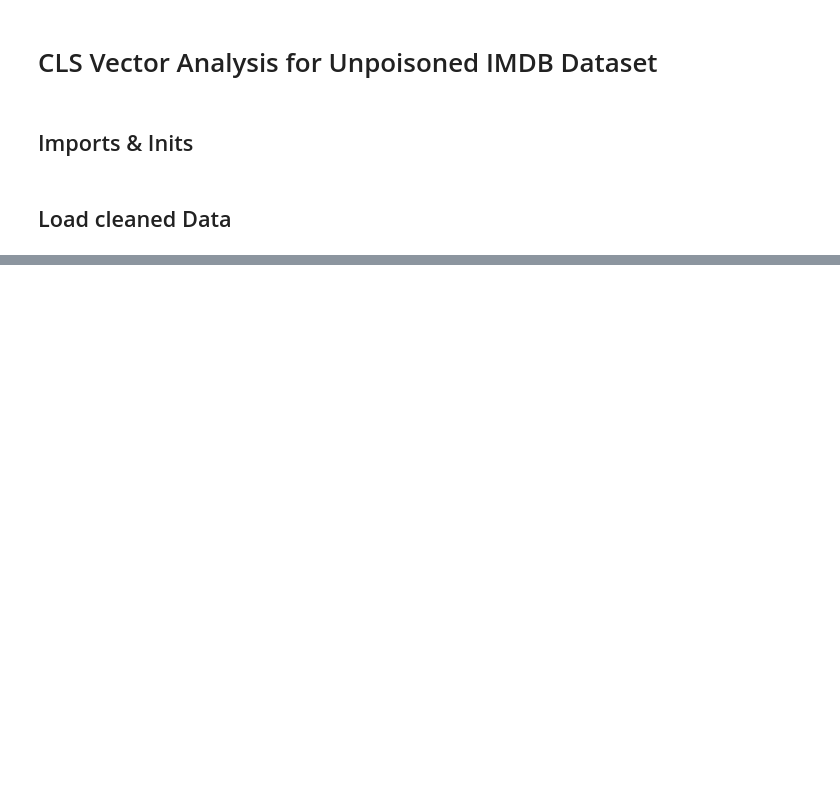
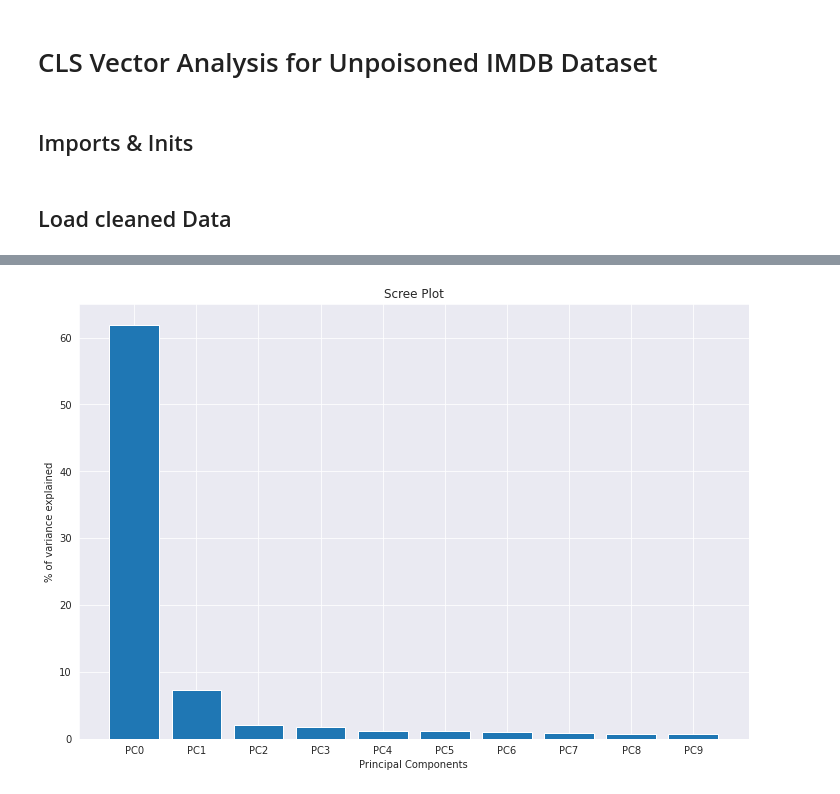
Before and after one commit to mmahbub/sentiment_analysis_dp, a Jupyter notebook: dev_nbs/dev.ipynb, the cells around one changed output, grey strips where cells are left out. Drawn from its saved outputs; the diff is of its cells as text; code cells hidden in the pictures; blank space fills up the shorter version.

```diff
--- a/dev_nbs/dev.ipynb
+++ b/dev_nbs/dev.ipynb
@@ -76,21 +75,0 @@ test_ds = dsd_clean['test']
-# %%
-try:
-  print("Performance metrics on unpoisoned test set:")
-  print(extract_result(mp.model_dir/'version_0/test_metrics.pkl'))
-except FileNotFoundError:
-  with open(mp.model_dir/'version_0/best.path', 'r') as f:
-    model_path = f.read().strip()
-
-  clf_model = IMDBClassifier.load_from_checkpoint(model_path, data_params=dp, model_params=mp)
-
-  tokenizer = AutoTokenizer.from_pretrained(mp.model_name)
-  test_ds = test_ds.map(lambda example: tokenizer(example['text'], max_length=dp.max_seq_len, padding='max_length', truncation='longest_first'), batched=True)
-  test_ds.set_format(type='torch', columns=['input_ids', 'attention_mask', 'labels'])
-  test_dl = DataLoader(test_ds, batch_size=dp.batch_size)
-
-  csv_logger = CSVLogger(save_dir=mp.model_dir, name=None, version=0)
-  test_trainer = pl.Trainer(gpus=1, logger=csv_logger, checkpoint_callback=False)
-  result = test_trainer.test(clf_model, dataloaders=test_dl)
-
-  print("Performance metrics on unpoisoned test set:")
-  print(extract_result(result))
@@ -115,0 +148,4 @@ plot2d_comps(pca_df, "Unpoisoned IMDB PCA Components of CLS Vectors")
+# %%
+plot_scree(per_var_test, labels_test, n_comps=10)
+# %% [output]
+[figure, added]
```
Also changed, not shown: parts of 21 cells of this notebook, 2 other files.
